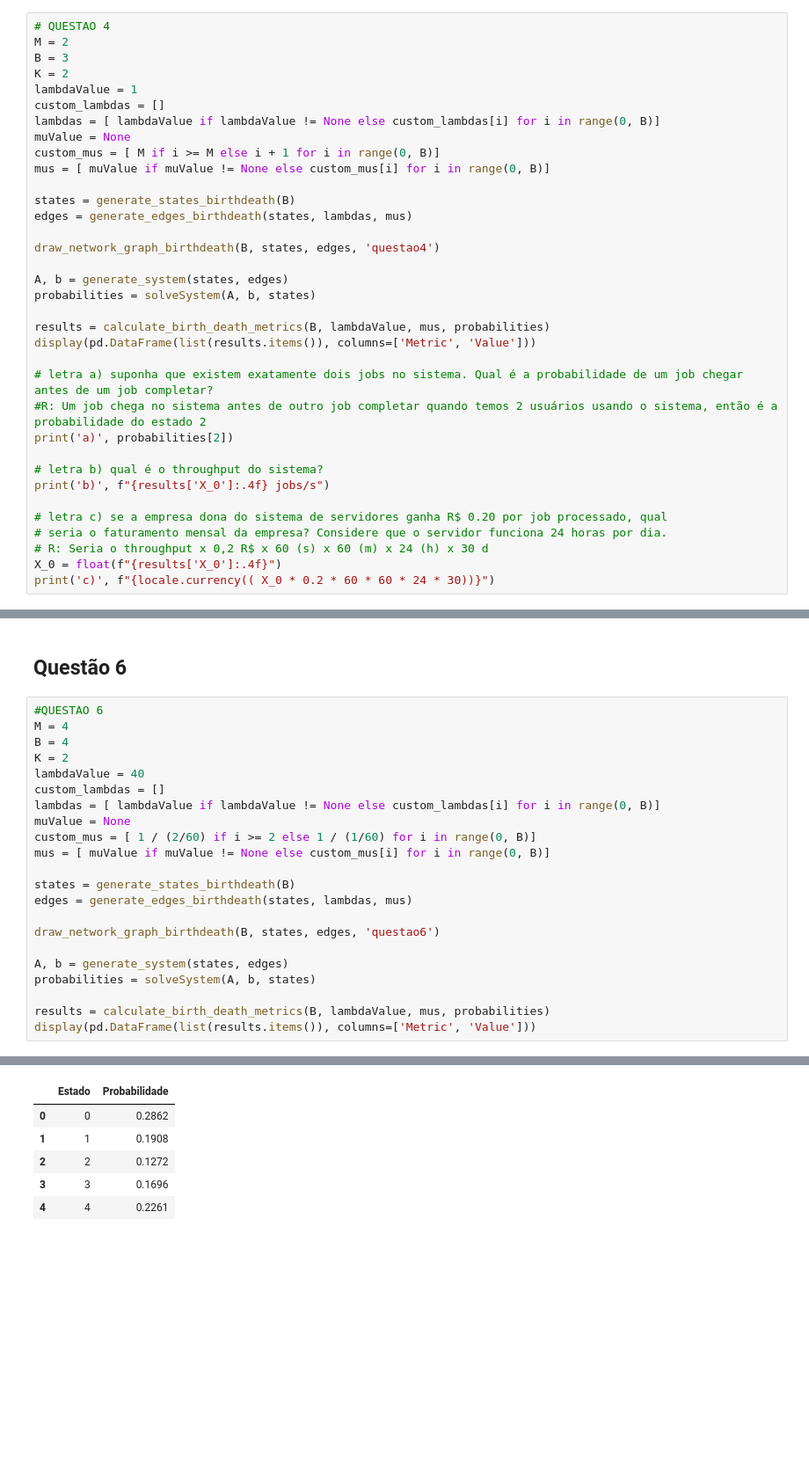
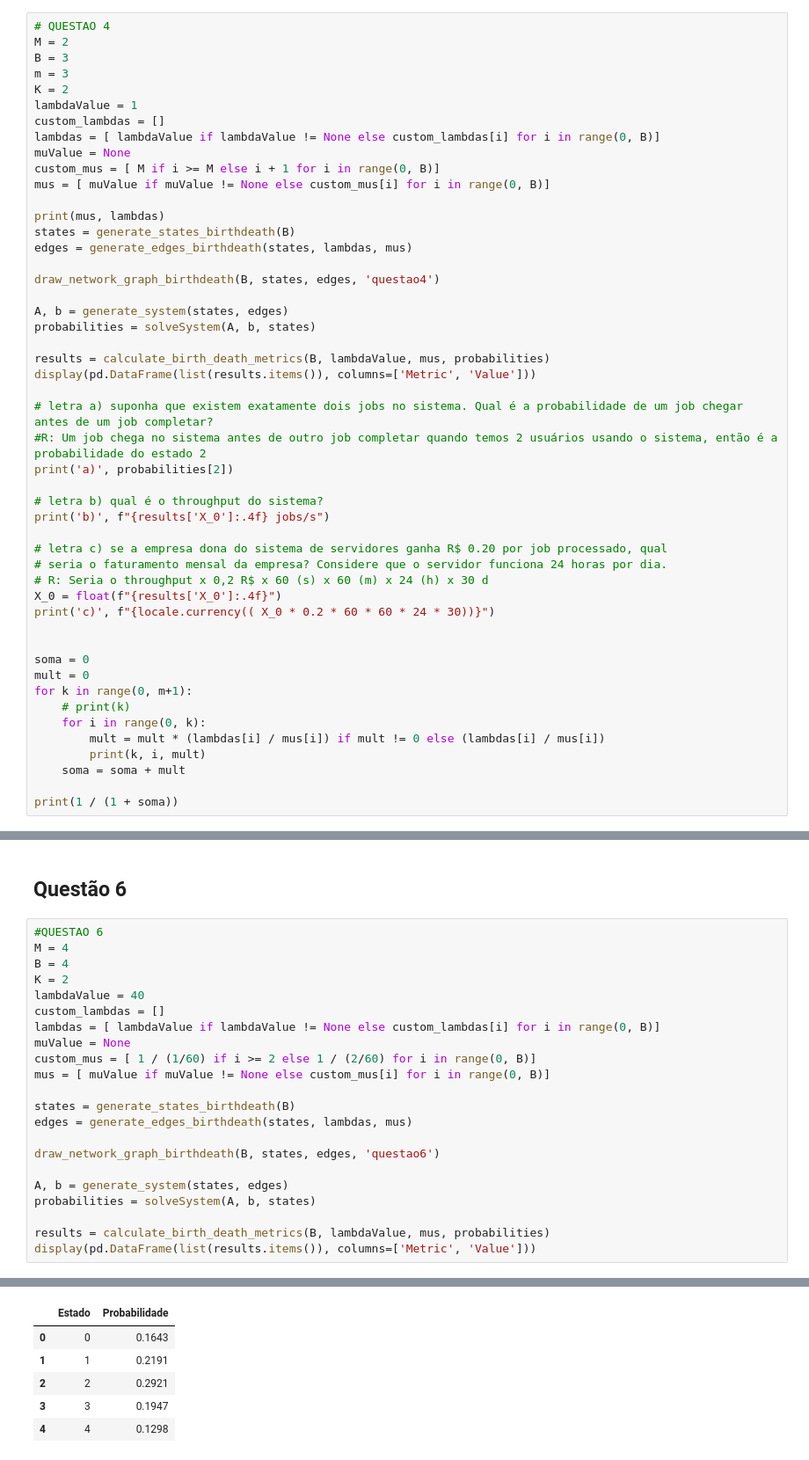
Before and after one commit to joaomarcostg/ADS, a Jupyter notebook: draw.ipynb, the cells around one changed output, grey strips where cells are left out. Shown: that part at 88% size. Saved outputs shown, nothing was run; the diff lists cells and outputs as text; blank space fills up the shorter version.

```diff
--- a/draw.ipynb
+++ b/draw.ipynb
@@ -1044,6 +1044,7 @@ display(pd.DataFrame(list(results.items()), columns=['Metric', 'Value']))
 # QUESTAO 4
 M = 2
 B = 3
+m = 3
 K = 2
 lambdaValue = 1
 custom_lambdas = []
@@ -1052,6 +1053,7 @@ muValue = None
 custom_mus = [ M if i >= M else i + 1 for i in range(0, B)]
 mus = [ muValue if muValue != None else custom_mus[i] for i in range(0, B)]
 
+print(mus, lambdas)
 states = generate_states_birthdeath(B)
 edges = generate_edges_birthdeath(states, lambdas, mus)
 
@@ -1075,4 +1077,16 @@ print('b)', f"{results['X_0']:.4f} jobs/s")
 # R: Seria o throughput x 0,2 R$ x 60 (s) x 60 (m) x 24 (h) x 30 d
 X_0 = float(f"{results['X_0']:.4f}")
 print('c)', f"{locale.currency(( X_0 * 0.2 * 60 * 60 * 24 * 30))}")
+
+
+soma = 0
+mult = 0
+for k in range(0, m+1):
+    # print(k)
+    for i in range(0, k):
+        mult = mult * (lambdas[i] / mus[i]) if mult != 0 else (lambdas[i] / mus[i])
+        print(k, i, mult)
+    soma = soma + mult
+
+print(1 / (1 + soma))
 # %% [output]
@@ -1140,31 +1162,31 @@ display(pd.DataFrame(list(results.items()), columns=['Metric', 'Value']))
 # %%
 #QUESTAO 6
 M = 4
 B = 4
 K = 2
 lambdaValue = 40
 custom_lambdas = []
 lambdas = [ lambdaValue if lambdaValue != None else custom_lambdas[i] for i in range(0, B)]
 muValue = None
-custom_mus = [ 1 / (2/60) if i >= 2 else 1 / (1/60) for i in range(0, B)]
+custom_mus = [ 1 / (1/60) if i >= 2 else 1 / (2/60) for i in range(0, B)]
 mus = [ muValue if muValue != None else custom_mus[i] for i in range(0, B)]
 
 states = generate_states_birthdeath(B)
 edges = generate_edges_birthdeath(states, lambdas, mus)
 
 draw_network_graph_birthdeath(B, states, edges, 'questao6')
 
 A, b = generate_system(states, edges)
 probabilities = solveSystem(A, b, states)
 
 results = calculate_birth_death_metrics(B, lambdaValue, mus, probabilities)
 display(pd.DataFrame(list(results.items()), columns=['Metric', 'Value']))
 # %% [output]
 [figure]
 |  | Estado | Probabilidade |
-| 0 | 0 | 0.2862 |
-| 1 | 1 | 0.1908 |
-| 2 | 2 | 0.1272 |
-| 3 | 3 | 0.1696 |
-| 4 | 4 | 0.2261 |
+| 0 | 0 | 0.1643 |
+| 1 | 1 | 0.2191 |
+| 2 | 2 | 0.2921 |
+| 3 | 3 | 0.1947 |
+| 4 | 4 | 0.1298 |
 |  | Metric | Value |
```
Also changed, not shown: parts of 3 cells of this notebook, 2 other files.
